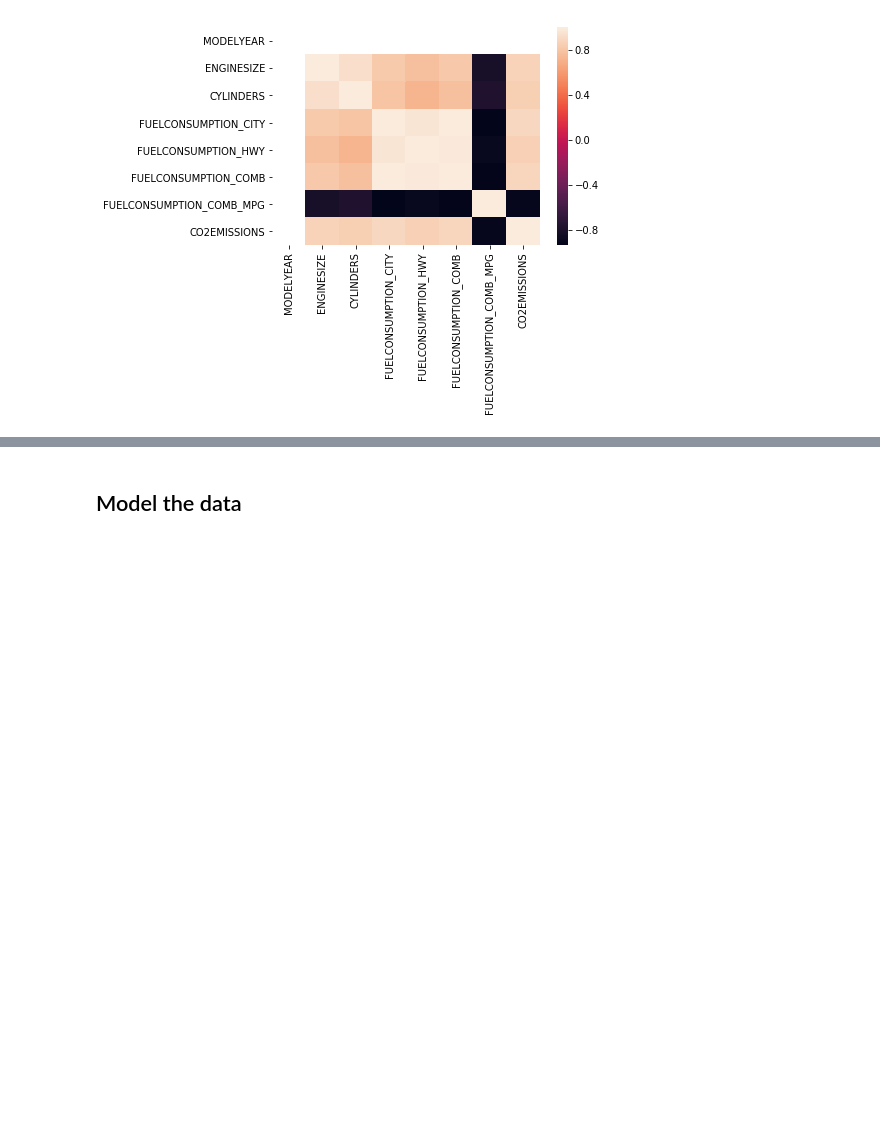
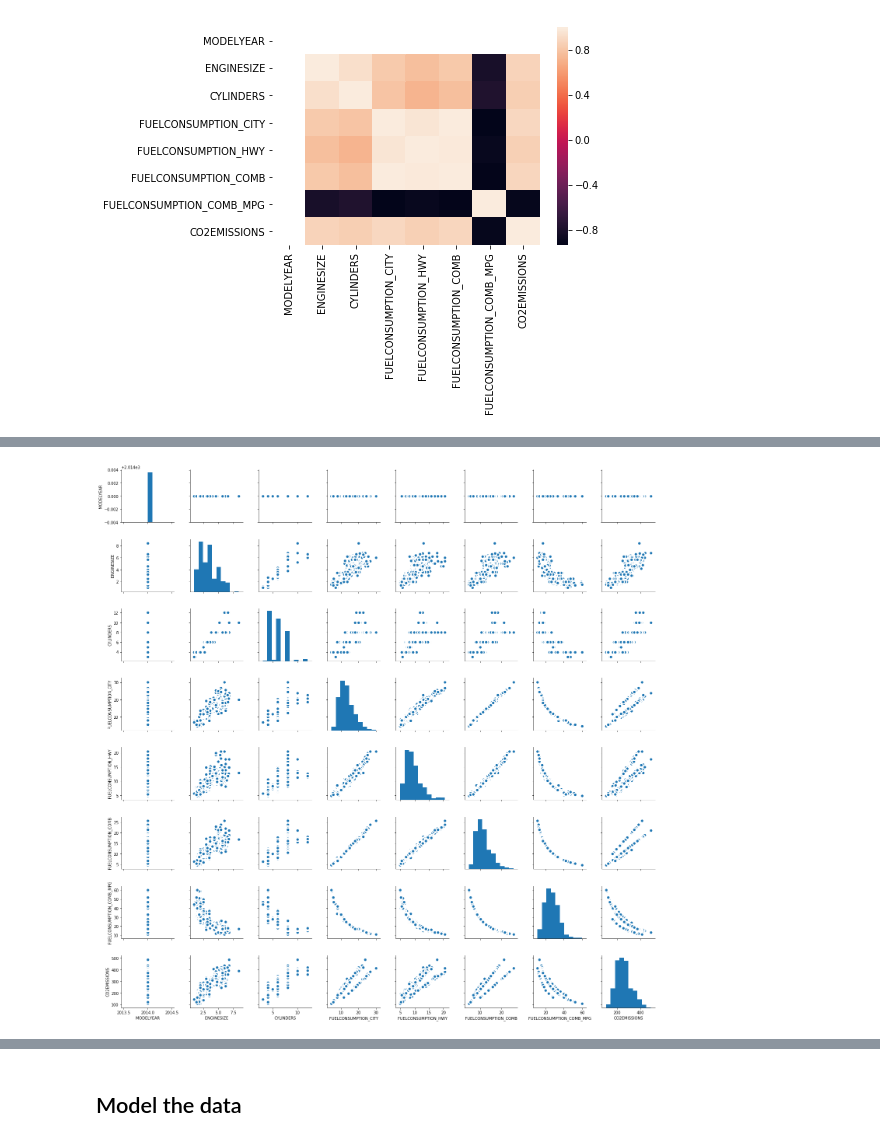
Before and after one commit to carlos-datascientist/regression, a Jupyter notebook: multi-variable regression.ipynb, the cells around one changed output, grey strips where cells are left out. Drawn from its saved outputs; the diff is of its cells as text; code cells hidden in the pictures; blank space fills up the shorter version.

```diff
--- a/multi-variable regression.ipynb
+++ b/multi-variable regression.ipynb
@@ -62,0 +78,6 @@ sns.heatmap(corr,
+# %%
+# Another way of examining correlations is by looking at scatter plots
+sns.pairplot(df_fuel, kind="scatter", plot_kws=dict(s=80, edgecolor="white", linewidth=2.5))
+plt.show()
+# %% [output]
+[figure, added]
```
Also changed, not shown: parts of 6 cells of this notebook.
